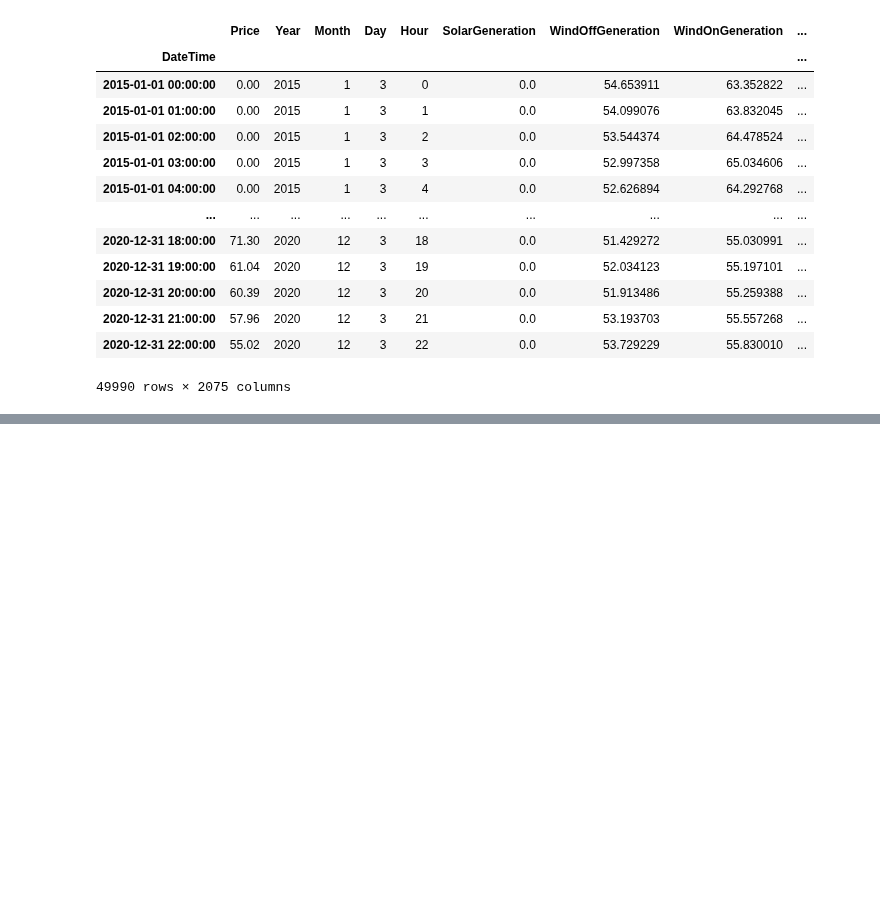
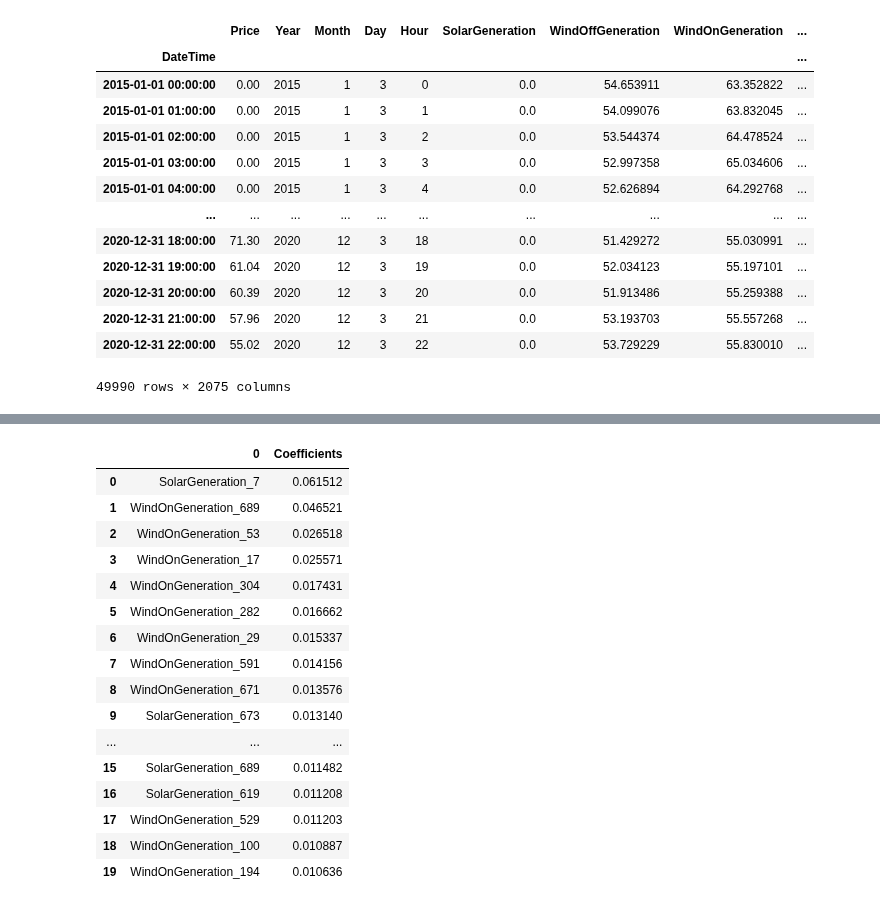
Before and after one commit to KlimisStilp/Price_Timeseries_UK_VScode, a Jupyter notebook: Price Timeseries UK/Totalload_SolarWind_Price_Timeseries.ipynb, the cells around one changed output, grey strips where cells are left out. Drawn from its saved outputs; the diff is of its cells as text; code cells hidden in the pictures; blank space fills up the shorter version.

```diff
--- a/Price Timeseries UK/Totalload_SolarWind_Price_Timeseries.ipynb
+++ b/Price Timeseries UK/Totalload_SolarWind_Price_Timeseries.ipynb
@@ -296,0 +299,6 @@ df_model
+# %%
+X = df_model.drop(columns='Price')
+y = df_model.Price
+# %%
+from sklearn.model_selection import TimeSeriesSplit
+tscv = TimeSeriesSplit(n_splits=10)
@@ -296,0 +321,4 @@ df_model
+# %%
+from sklearn.linear_model import LassoCV
+
+reg = LassoCV(cv=tscv, random_state=0).fit(X,y)
@@ -296,0 +353,25 @@ df_model
+# %%
+predictors = X.columns.to_list()
+
+coef_table = pd.DataFrame(list(predictors)).copy()
+coef_table.insert(len(coef_table.columns), "Coefficients", reg.coef_.transpose())
+# %%
+coef_table.sort_values(by='Coefficients', ascending=False).reset_index(drop=True).head(20)
+# %% [output]
+|  | 0 | Coefficients |
+| 0 | SolarGeneration_7 | 0.061512 |
+| 1 | WindOnGeneration_689 | 0.046521 |
+| 2 | WindOnGeneration_53 | 0.026518 |
+| 3 | WindOnGeneration_17 | 0.025571 |
+| 4 | WindOnGeneration_304 | 0.017431 |
+| 5 | WindOnGeneration_282 | 0.016662 |
+| 6 | WindOnGeneration_29 | 0.015337 |
+| 7 | WindOnGeneration_591 | 0.014156 |
+| 8 | WindOnGeneration_671 | 0.013576 |
+| 9 | SolarGeneration_673 | 0.013140 |
+| ... | ... | ... |
+| 15 | SolarGeneration_689 | 0.011482 |
+| 16 | SolarGeneration_619 | 0.011208 |
+| 17 | WindOnGeneration_529 | 0.011203 |
+| 18 | WindOnGeneration_100 | 0.010887 |
+| 19 | WindOnGeneration_194 | 0.010636 |
```
Also changed, not shown: parts of 7 cells of this notebook, 1 other file.
